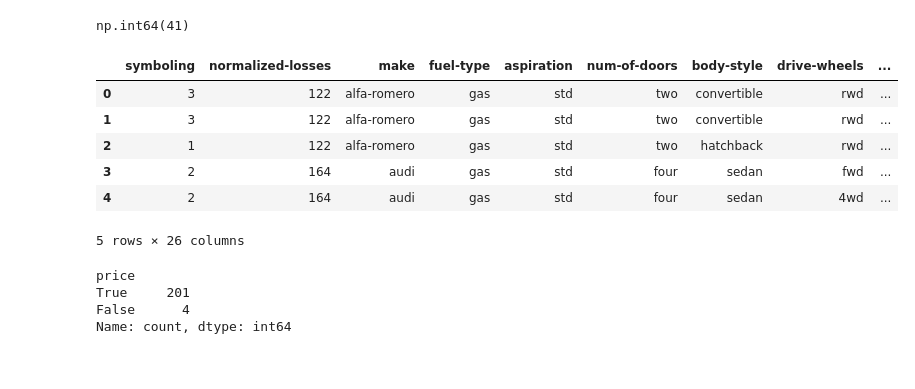
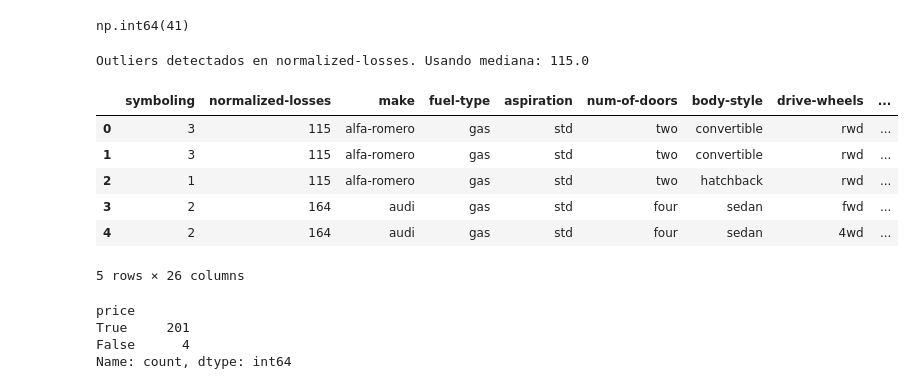
Before and after one commit to Dar10x/Car-Insurance, a Jupyter notebook: EDA.ipynb, the cells around one changed output. Saved outputs shown, nothing was run; the diff lists cells and outputs as text; code cells hidden in the pictures.

```diff
--- a/EDA.ipynb
+++ b/EDA.ipynb
@@ -61,19 +61,36 @@ automobile['normalized-losses'].loc[automobile['normalized-losses']=='?'].count(
 # %% [output]
 np.int64(41)
 # %%
-# Reemplazamos esos valores desconocidos por la media para no afectar el balance de los datos
+# Reemplazamos esos valores desconocidos
+# Primero convertimos a numerico para analizar outliers
 nl = automobile['normalized-losses'].loc[automobile['normalized-losses'] != '?']
-nlmean = nl.astype(str).astype(int).mean()
-automobile['normalized-losses'] = automobile['normalized-losses'].replace('?',nlmean).astype(int)
+nl_numeric = nl.astype(str).astype(int)
+
+# Verificamos outliers usando IQR
+Q1 = nl_numeric.quantile(0.25)
+Q3 = nl_numeric.quantile(0.75)
+IQR = Q3 - Q1
+outliers_exist = ((nl_numeric < (Q1 - 1.5 * IQR)) | (nl_numeric > (Q3 + 1.5 * IQR))).any()
+
+# Si hay outliers, usamos mediana; si no, usamos media
+if outliers_exist:
+    nl_impute = nl_numeric.median()
+    print(f"Outliers detectados en normalized-losses. Usando mediana: {nl_impute}")
+else:
+    nl_impute = nl_numeric.mean()
+    print(f"No hay outliers en normalized-losses. Usando media: {nl_impute}")
+
+automobile['normalized-losses'] = automobile['normalized-losses'].replace('?', nl_impute).astype(int)
 automobile.head()
 # %% [output]
+Outliers detectados en normalized-losses. Usando mediana: 115.0
 |  | symboling | normalized-losses | make | fuel-type | aspiration | num-of-doors | body-style | drive-wheels | ... |
-| 0 | 3 | 122 | alfa-romero | gas | std | two | convertible | rwd | ... |
-| 1 | 3 | 122 | alfa-romero | gas | std | two | convertible | rwd | ... |
-| 2 | 1 | 122 | alfa-romero | gas | std | two | hatchback | rwd | ... |
+| 0 | 3 | 115 | alfa-romero | gas | std | two | convertible | rwd | ... |
+| 1 | 3 | 115 | alfa-romero | gas | std | two | convertible | rwd | ... |
+| 2 | 1 | 115 | alfa-romero | gas | std | two | hatchback | rwd | ... |
 | 3 | 2 | 164 | audi | gas | std | four | sedan | fwd | ... |
 | 4 | 2 | 164 | audi | gas | std | four | sedan | 4wd | ... |
-5 rows × 26 columns
+5 rows × 26 columns
 # %%
 # Revisamos el numero de valores que no es numerico en los precios
 automobile['price'].str.isnumeric().value_counts()
```
Also changed, not shown: parts of 19 cells of this notebook, 2 other files.
